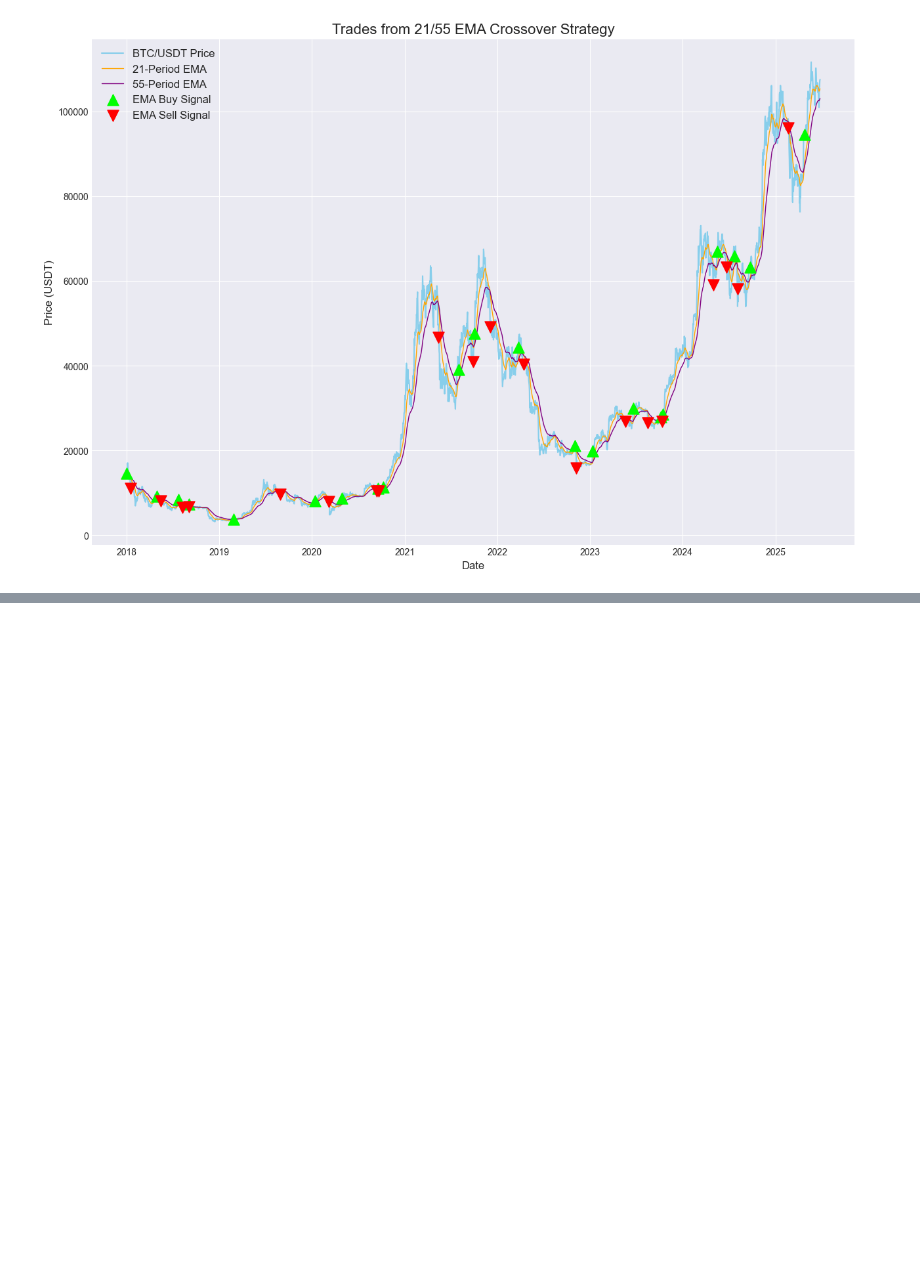
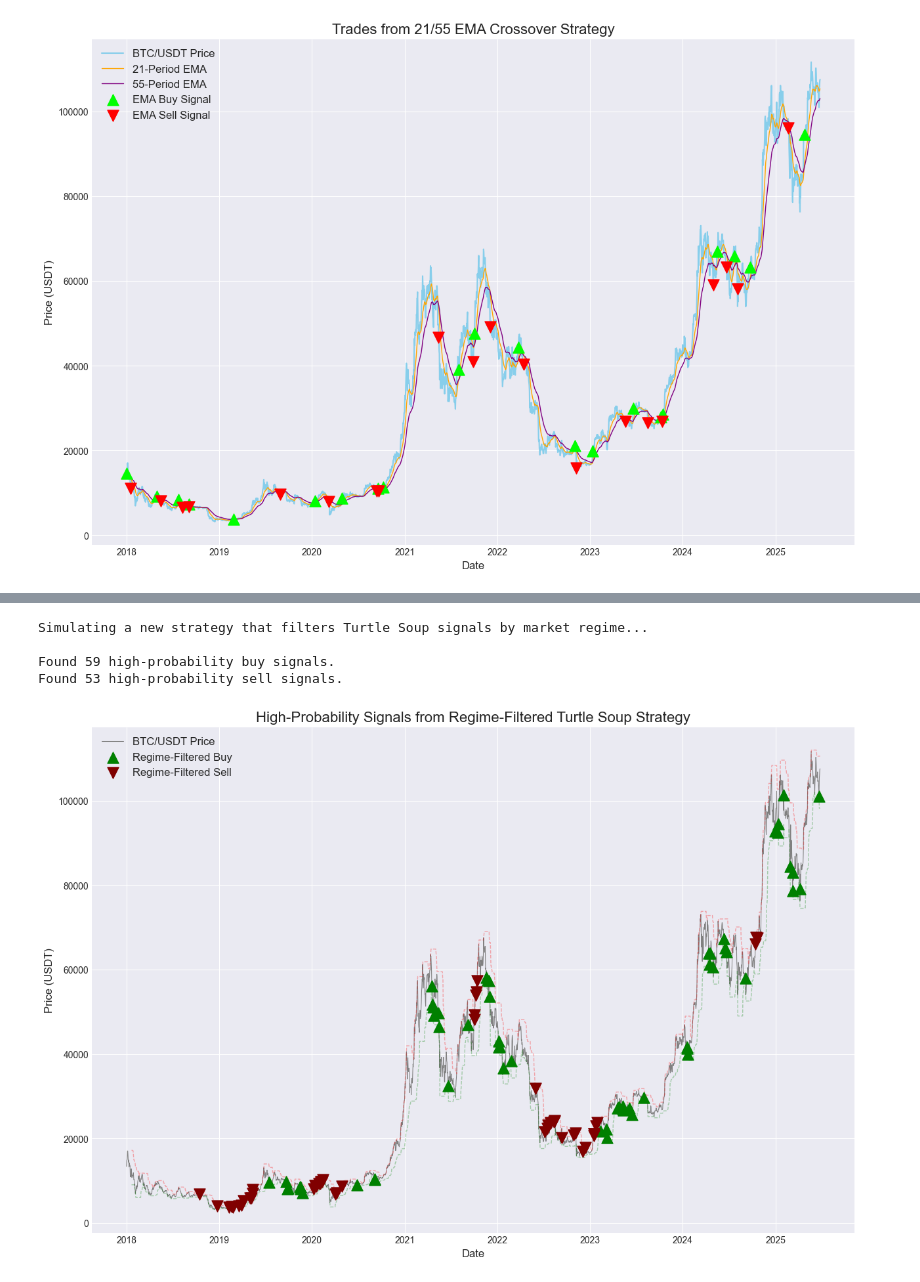
Before and after one commit to dreamflyer3/Project-phoenix, a Jupyter notebook: 01-Baseline-Strategy-Analysis.ipynb, the cells around one changed output, grey strips where cells are left out. Drawn from its saved outputs; the diff is of its cells as text; code cells hidden in the pictures; blank space fills up the shorter version.

```diff
--- a/01-Baseline-Strategy-Analysis.ipynb
+++ b/01-Baseline-Strategy-Analysis.ipynb
@@ -372,0 +414,52 @@ Creating plot for EMA Crossover Strategy...
+# %%
+ # --- Researching a Regime-Filtered Turtle Soup Strategy ---
+print("Simulating a new strategy that filters Turtle Soup signals by market regime...")
+
+# 1. Define the Turtle Soup buy and sell conditions
+# A "long" setup is when price dips below the 20-day low and closes back above it.
+long_setup = (data['low'] < data['lower_channel']) & (data['close'] > data['lower_channel'])
+
+# A "short" setup is when price pokes above the 20-day high and closes back below it.
+short_setup = (data['high'] > data['upper_channel']) & (data['close'] < data['upper_channel'])
+
+
+# 2. Apply the Regime Filter
+# Only take long setups if the overall regime is 'bull'
+filtered_buy_signals = data.loc[long_setup & (data['regime'] == 'bull')]
+
+# Only take short setups if the overall regime is 'bear'
+filtered_sell_signals = data.loc[short_setup & (data['regime'] == 'bear')]
+
+
+# 3. Create the plot
+print(f"\nFound {len(filtered_buy_signals)} high-probability buy signals.")
+print(f"Found {len(filtered_sell_signals)} high-probability sell signals.")
+
+fig, ax = plt.subplots(figsize=(15, 10))
+
+# Plot price and the channels
+ax.plot(data.index, data['close'], label='BTC/USDT Price', color='gray', linewidth=0.75)
+ax.plot(data.index, data['upper_channel'], color='red', linestyle='--', linewidth=1, alpha=0.3)
+ax.plot(data.index, data['lower_channel'], color='green', linestyle='--', linewidth=1, alpha=0.3)
+
+# Plot only the filtered signals
+ax.scatter(filtered_buy_signals.index,
+           filtered_buy_signals['close'],
+           label='Regime-Filtered Buy', marker='^', color='green', s=150, alpha=1, zorder=3)
+
+ax.scatter(filtered_sell_signals.index,
+           filtered_sell_signals['close'],
+           label='Regime-Filtered Sell', marker='v', color='maroon', s=150, alpha=1, zorder=3)
+
+# 4. Finalize the plot
+ax.set_title('High-Probability Signals from Regime-Filtered Turtle Soup Strategy', fontsize=16)
+ax.set_xlabel('Date', fontsize=12)
+ax.set_ylabel('Price (USDT)', fontsize=12)
+ax.legend(fontsize=12)
+plt.show()
+# %% [output]
+Simulating a new strategy that filters Turtle Soup signals by market regime...
+
+Found 59 high-probability buy signals.
+Found 53 high-probability sell signals.
+[figure, added]
```
Also changed, not shown: parts of 4 cells of this notebook, 4 other files.
